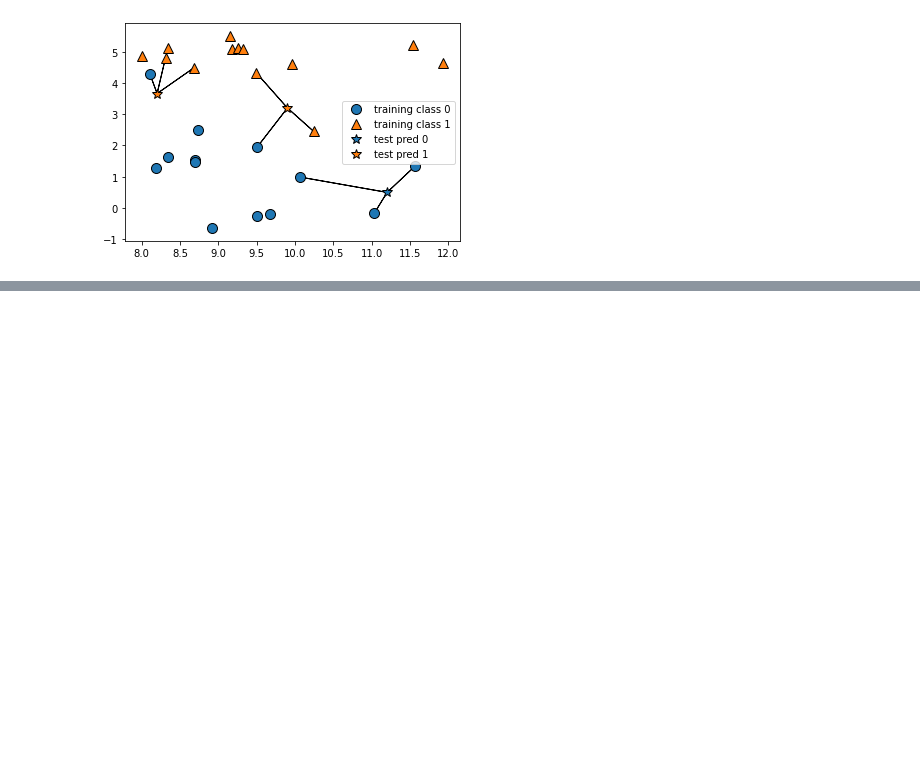
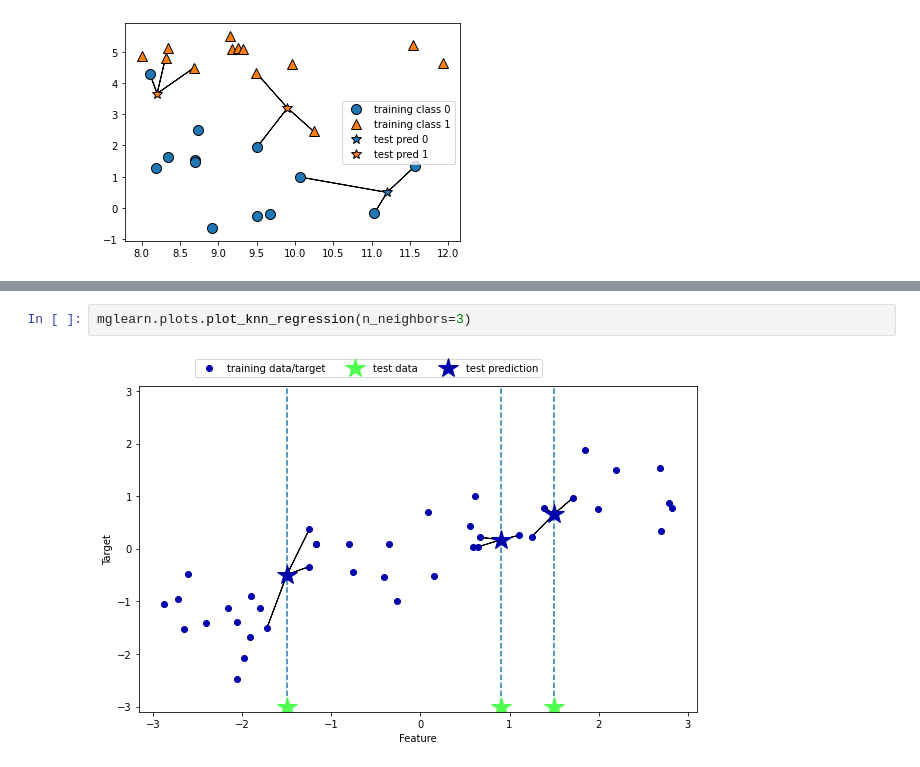
Before and after one commit to yuzuki-yosimura/Introduction-to-Machine-Learning-with-Python, a Jupyter notebook: Chapter2.ipynb, the cells around one changed output, grey strips where cells are left out. Drawn from its saved outputs; the diff is of its cells as text; blank space fills up the shorter version.

```diff
--- a/Chapter2.ipynb
+++ b/Chapter2.ipynb
@@ -77,0 +144,4 @@ mglearn.plots.plot_knn_classification(n_neighbors=3)
+# %%
+mglearn.plots.plot_knn_regression(n_neighbors=3)
+# %% [output]
+[figure, added]
```
Also changed, not shown: parts of 21 cells of this notebook.
